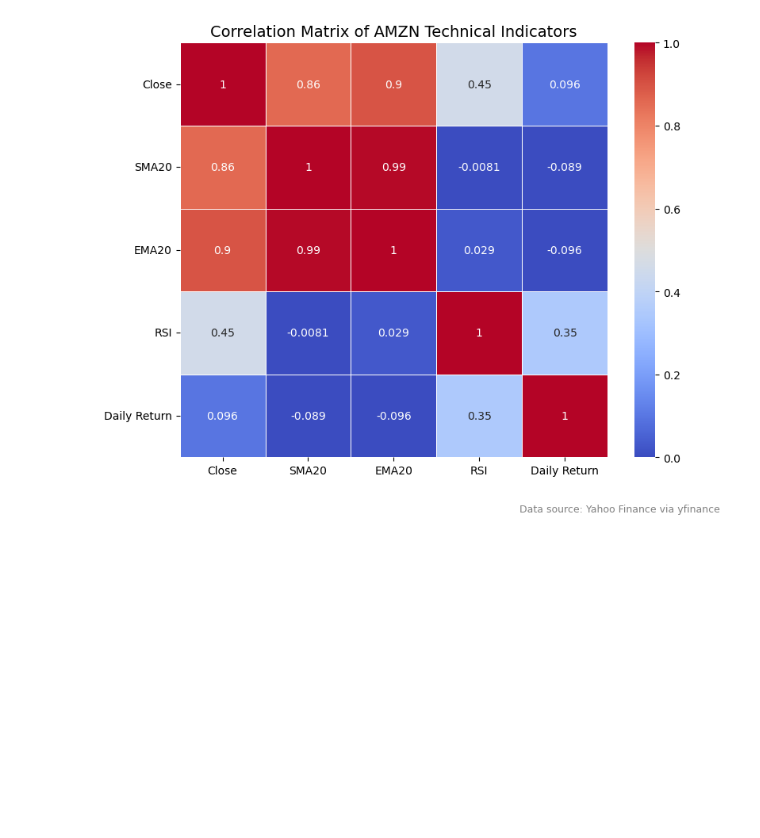
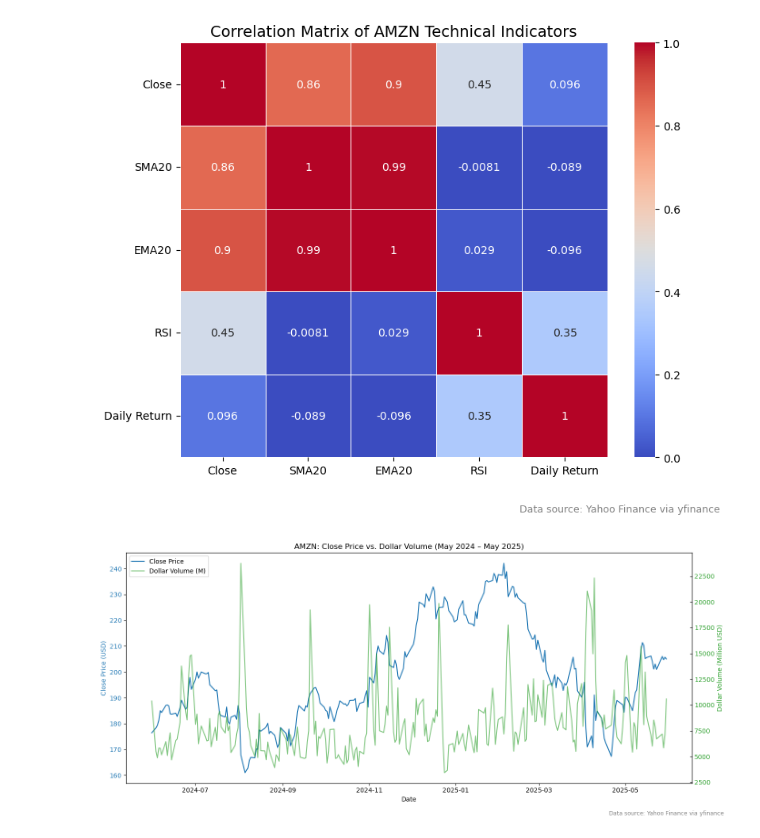
Before and after one commit to nguynVNU/Final-Project-LTXLDL, a Jupyter notebook: BTL_LTXLDL.ipynb, the cells around one changed output. Cells and saved outputs as stored; diff of their text form; code cells hidden in the pictures; blank space fills up the shorter version.

```diff
--- a/BTL_LTXLDL.ipynb
+++ b/BTL_LTXLDL.ipynb
@@ -172,3 +174,8 @@ df['Daily Return'] = df['Close'].pct_change()
 # Volatility theo tháng
 df['Month'] = df['Date'].dt.to_period('M')
 monthly_vol = df.groupby('Month')['Daily Return'].std()
+# %%
+# Dollar Vollume
+df['Dollar Volume'] = df['Close'] * df['Volume']
+df['Dollar Volume (M)'] = df['Dollar Volume'] / 1e6
+df.head()
@@ -266,3 +280,37 @@ plt.tight_layout()
 plt.show()
 # %% [output]
 [figure]
+# %%
+# Dollar Volume
+fig, ax1 = plt.subplots(figsize=(14, 6))
+
+# Trục bên trái: giá đóng cửa
+color = 'tab:blue'
+ax1.set_xlabel('Date')
+ax1.set_ylabel('Close Price (USD)', color=color)
+ax1.plot(df['Date'], df['Close'], color=color, label='Close Price')
+ax1.tick_params(axis='y', labelcolor=color)
+
+# Trục bên phải: dollar volume (triệu USD)
+ax2 = ax1.twinx()
+color = 'tab:green'
+ax2.set_ylabel('Dollar Volume (Million USD)', color=color)
+ax2.plot(df['Date'], df['Dollar Volume (M)'], color=color, alpha=0.6, label='Dollar Volume (M)')
+ax2.tick_params(axis='y', labelcolor=color, direction='in', right=True)
+
+# Thêm chú thích cho cả 2 đường
+lines1, labels1 = ax1.get_legend_handles_labels()
+lines2, labels2 = ax2.get_legend_handles_labels()
+ax1.legend(lines1 + lines2, labels1 + labels2, loc='upper left')
+
+# Tiêu đề và căn chỉnh
+plt.title("AMZN: Close Price vs. Dollar Volume (May 2024 – May 2025)")
+fig.tight_layout()
+
+# (Tuỳ chọn) Thêm nguồn dữ liệu
+fig.text(0.99, -0.02, 'Data source: Yahoo Finance via yfinance',
+         ha='right', fontsize=9, color='gray')
+
+plt.show()
+# %% [output]
+[figure, added]
```
Also changed, not shown: parts of 2 cells of this notebook, 1 other file.
